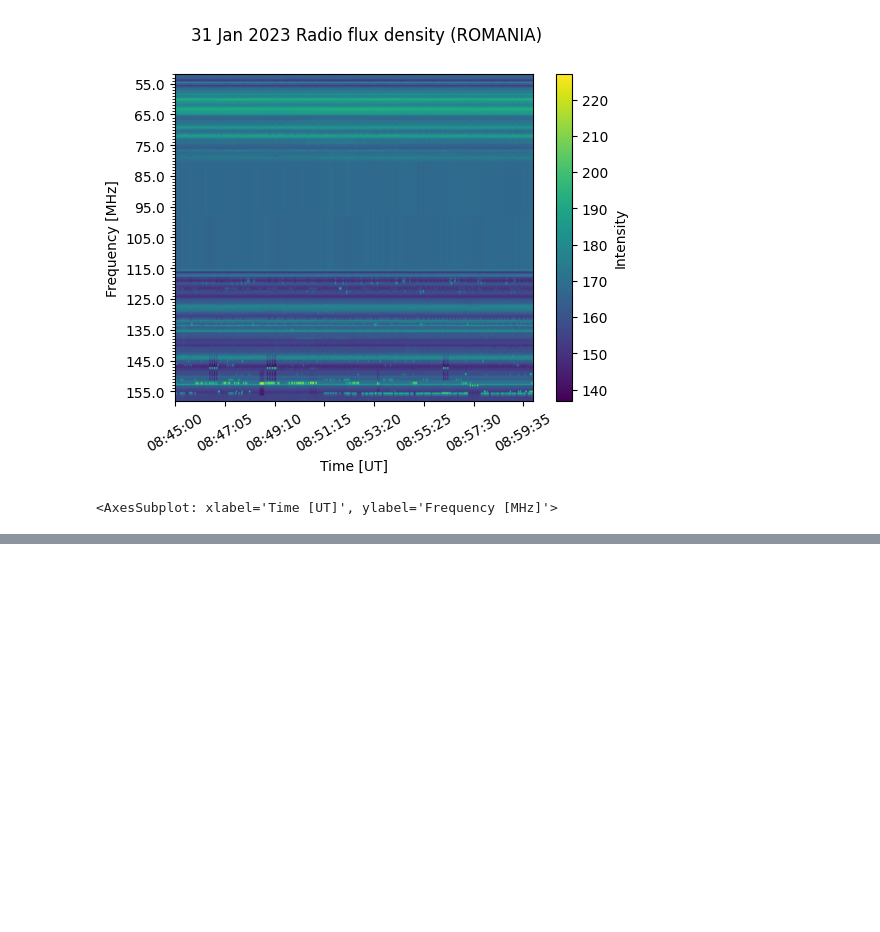
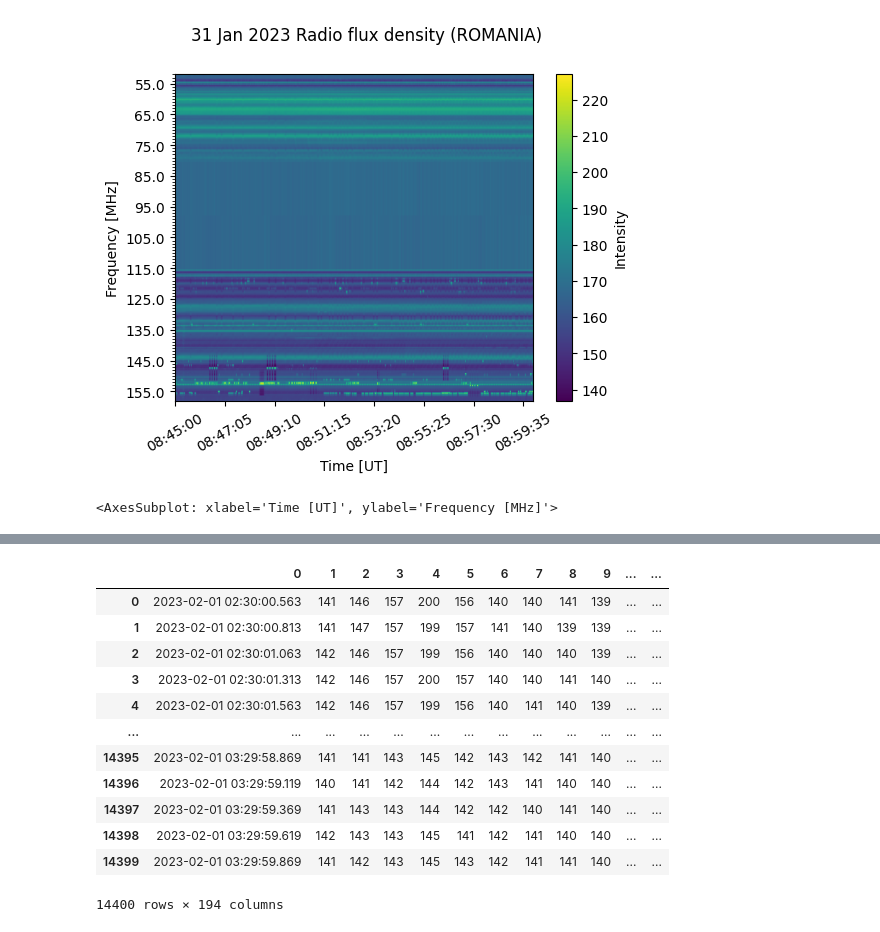
Before and after one commit to i4Ds/Radio-sunburst-labelcreation, a Jupyter notebook: database_creation.ipynb, the cells around one changed output, grey strips where cells are left out. Drawn from its saved outputs; the diff is of its cells as text; code cells hidden in the pictures; blank space fills up the shorter version.

```diff
--- a/database_creation.ipynb
+++ b/database_creation.ipynb
@@ -76,0 +189,16 @@ add_values_to_database(dict_paths)
+# %%
+pd.DataFrame(data)
+# %% [output]
+|  | 0 | 1 | 2 | 3 | 4 | 5 | 6 | 7 | 8 | 9 | ... | ... |
+| 0 | 2023-02-01 02:30:00.563 | 141 | 146 | 157 | 200 | 156 | 140 | 140 | 141 | 139 | ... | ... |
+| 1 | 2023-02-01 02:30:00.813 | 141 | 147 | 157 | 199 | 157 | 141 | 140 | 139 | 139 | ... | ... |
+| 2 | 2023-02-01 02:30:01.063 | 142 | 146 | 157 | 199 | 156 | 140 | 140 | 140 | 139 | ... | ... |
+| 3 | 2023-02-01 02:30:01.313 | 142 | 146 | 157 | 200 | 157 | 140 | 140 | 141 | 140 | ... | ... |
+| 4 | 2023-02-01 02:30:01.563 | 142 | 146 | 157 | 199 | 156 | 140 | 141 | 140 | 139 | ... | ... |
+| ... | ... | ... | ... | ... | ... | ... | ... | ... | ... | ... | ... | ... |
+| 14395 | 2023-02-01 03:29:58.869 | 141 | 141 | 143 | 145 | 142 | 143 | 142 | 141 | 140 | ... | ... |
+| 14396 | 2023-02-01 03:29:59.119 | 140 | 141 | 142 | 144 | 142 | 143 | 141 | 140 | 140 | ... | ... |
+| 14397 | 2023-02-01 03:29:59.369 | 141 | 143 | 143 | 144 | 142 | 142 | 140 | 141 | 140 | ... | ... |
+| 14398 | 2023-02-01 03:29:59.619 | 142 | 143 | 143 | 145 | 141 | 142 | 141 | 140 | 140 | ... | ... |
+| 14399 | 2023-02-01 03:29:59.869 | 141 | 142 | 143 | 145 | 143 | 142 | 141 | 141 | 140 | ... | ... |
+14400 rows × 194 columns
```
Also changed, not shown: parts of 14 cells of this notebook, 3 other files.
